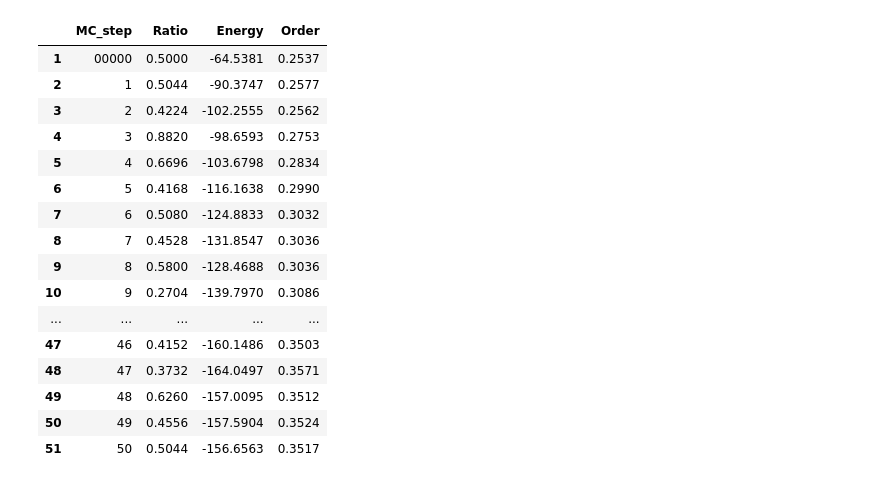
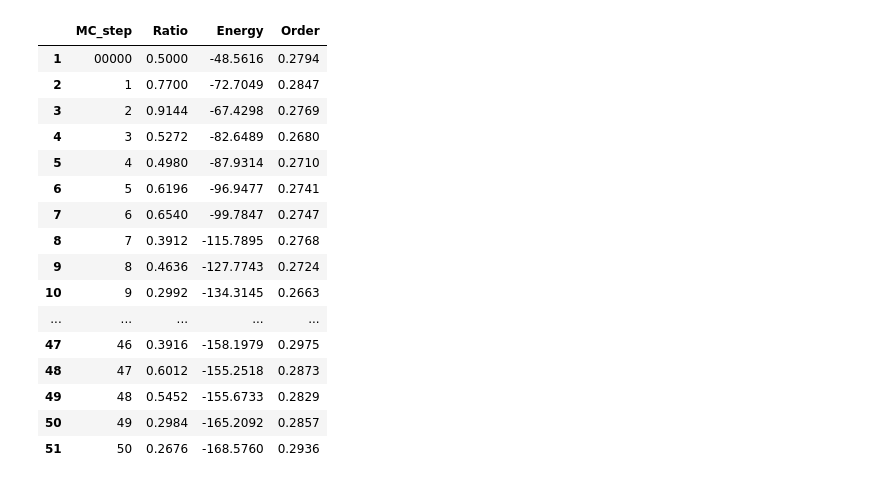
Before and after one commit to rahmcj/SCIFM0004_project_1, a Jupyter notebook: testing_data.ipynb, the cells around one changed output. Drawn from its saved outputs; the diff is of its cells as text; code cells hidden in the pictures.

```diff
--- a/testing_data.ipynb
+++ b/testing_data.ipynb
@@ -3,32 +3,32 @@ import matplotlib.pyplot as plt
 import pandas as pd
 # %%
 
-data = "LL-Output-Tue-12-Mar-2024-at-05-21-16PM.txt"
+data = "LL-Output-Tue-12-Mar-2024-at-08-35-51PM.txt"
 df = pd.read_csv(data, sep='\s+', skiprows=7)
 df = df.drop(columns=['Energy:', 'Order:'])
 df = df.rename(columns={'Ratio:' : 'Order', 'step:' : 'Energy', 'MC' : 'Ratio',  '#' : 'MC_step' })
 df = df.drop(df.index[0])
 df.iloc[1:, 0] = df.iloc[1:, 0].astype(str).str.lstrip('0')
 
 df
 # %% [output]
 |  | MC_step | Ratio | Energy | Order |
-| 1 | 00000 | 0.5000 | -64.5381 | 0.2537 |
-| 2 | 1 | 0.5044 | -90.3747 | 0.2577 |
-| 3 | 2 | 0.4224 | -102.2555 | 0.2562 |
-| 4 | 3 | 0.8820 | -98.6593 | 0.2753 |
-| 5 | 4 | 0.6696 | -103.6798 | 0.2834 |
-| 6 | 5 | 0.4168 | -116.1638 | 0.2990 |
-| 7 | 6 | 0.5080 | -124.8833 | 0.3032 |
-| 8 | 7 | 0.4528 | -131.8547 | 0.3036 |
-| 9 | 8 | 0.5800 | -128.4688 | 0.3036 |
-| 10 | 9 | 0.2704 | -139.7970 | 0.3086 |
+| 1 | 00000 | 0.5000 | -48.5616 | 0.2794 |
+| 2 | 1 | 0.7700 | -72.7049 | 0.2847 |
+| 3 | 2 | 0.9144 | -67.4298 | 0.2769 |
+| 4 | 3 | 0.5272 | -82.6489 | 0.2680 |
+| 5 | 4 | 0.4980 | -87.9314 | 0.2710 |
+| 6 | 5 | 0.6196 | -96.9477 | 0.2741 |
+| 7 | 6 | 0.6540 | -99.7847 | 0.2747 |
+| 8 | 7 | 0.3912 | -115.7895 | 0.2768 |
+| 9 | 8 | 0.4636 | -127.7743 | 0.2724 |
+| 10 | 9 | 0.2992 | -134.3145 | 0.2663 |
 | ... | ... | ... | ... | ... |
-| 47 | 46 | 0.4152 | -160.1486 | 0.3503 |
-| 48 | 47 | 0.3732 | -164.0497 | 0.3571 |
-| 49 | 48 | 0.6260 | -157.0095 | 0.3512 |
-| 50 | 49 | 0.4556 | -157.5904 | 0.3524 |
-| 51 | 50 | 0.5044 | -156.6563 | 0.3517 |
+| 47 | 46 | 0.3916 | -158.1979 | 0.2975 |
+| 48 | 47 | 0.6012 | -155.2518 | 0.2873 |
+| 49 | 48 | 0.5452 | -155.6733 | 0.2829 |
+| 50 | 49 | 0.2984 | -165.2092 | 0.2857 |
+| 51 | 50 | 0.2676 | -168.5760 | 0.2936 |
 # %%
 # Plotting change in energy over each MCS
 plt.figure(figsize=(10, 5))
```
Also changed, not shown: parts of 2 cells of this notebook.
